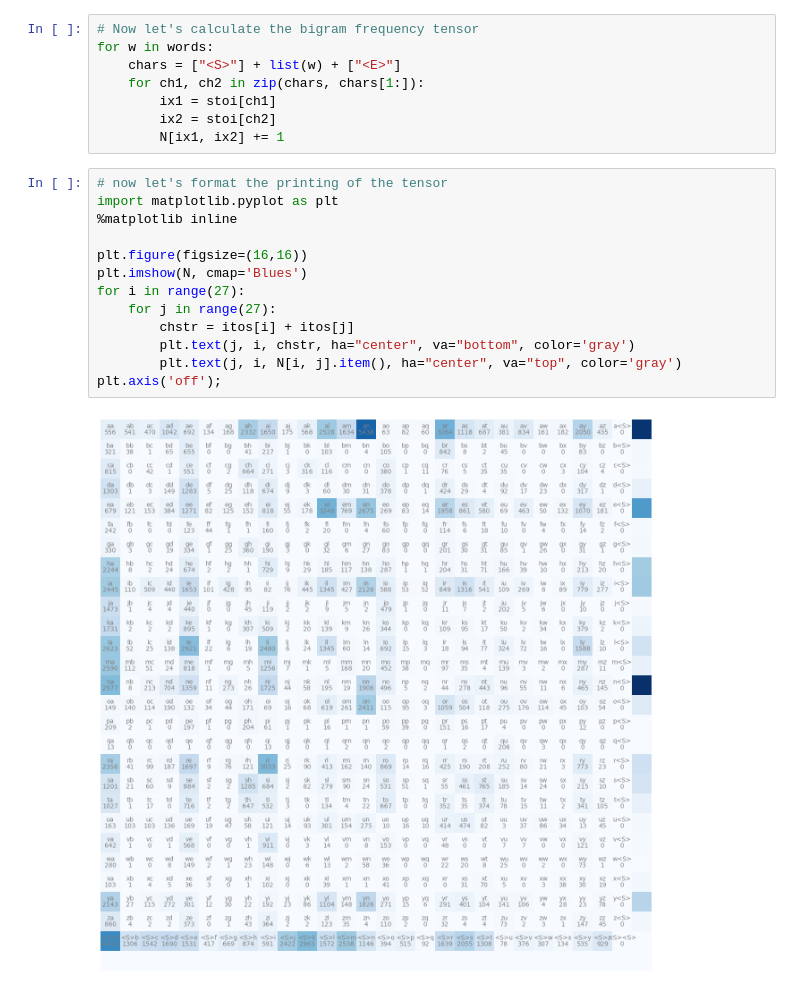
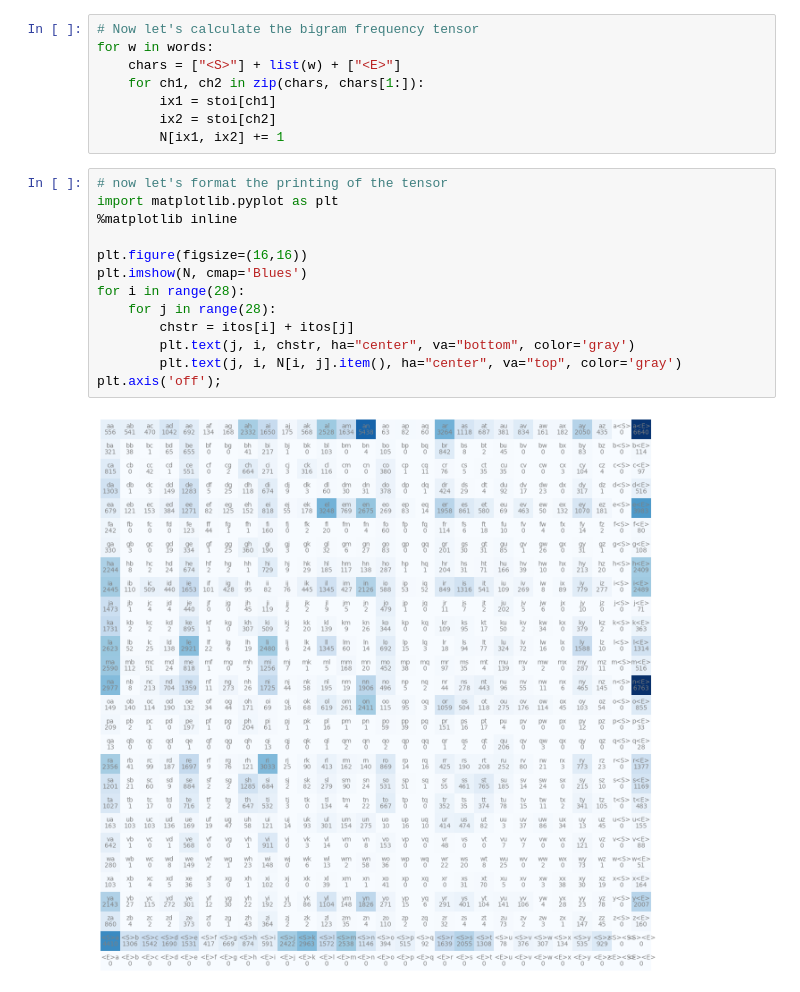
Before and after one commit to rhasan/nanoGPT, a Jupyter notebook: makemore/makemore_part1_bigrams.ipynb, the cells around one changed output. Saved outputs shown, nothing was run; the diff lists cells and outputs as text.

```diff
--- a/makemore/makemore_part1_bigrams.ipynb
+++ b/makemore/makemore_part1_bigrams.ipynb
@@ -113,15 +113,15 @@ for w in words:
 # %%
 # now let's format the printing of the tensor
 import matplotlib.pyplot as plt
 %matplotlib inline
 
 plt.figure(figsize=(16,16))
 plt.imshow(N, cmap='Blues')
-for i in range(27):
-    for j in range(27):
+for i in range(28):
+    for j in range(28):
         chstr = itos[i] + itos[j]
         plt.text(j, i, chstr, ha="center", va="bottom", color='gray')
         plt.text(j, i, N[i, j].item(), ha="center", va="top", color='gray')
 plt.axis('off');
 # %% [output]
-[figure, old version]
+[figure, new version]
```
Also changed, not shown: parts of 23 cells of this notebook.
